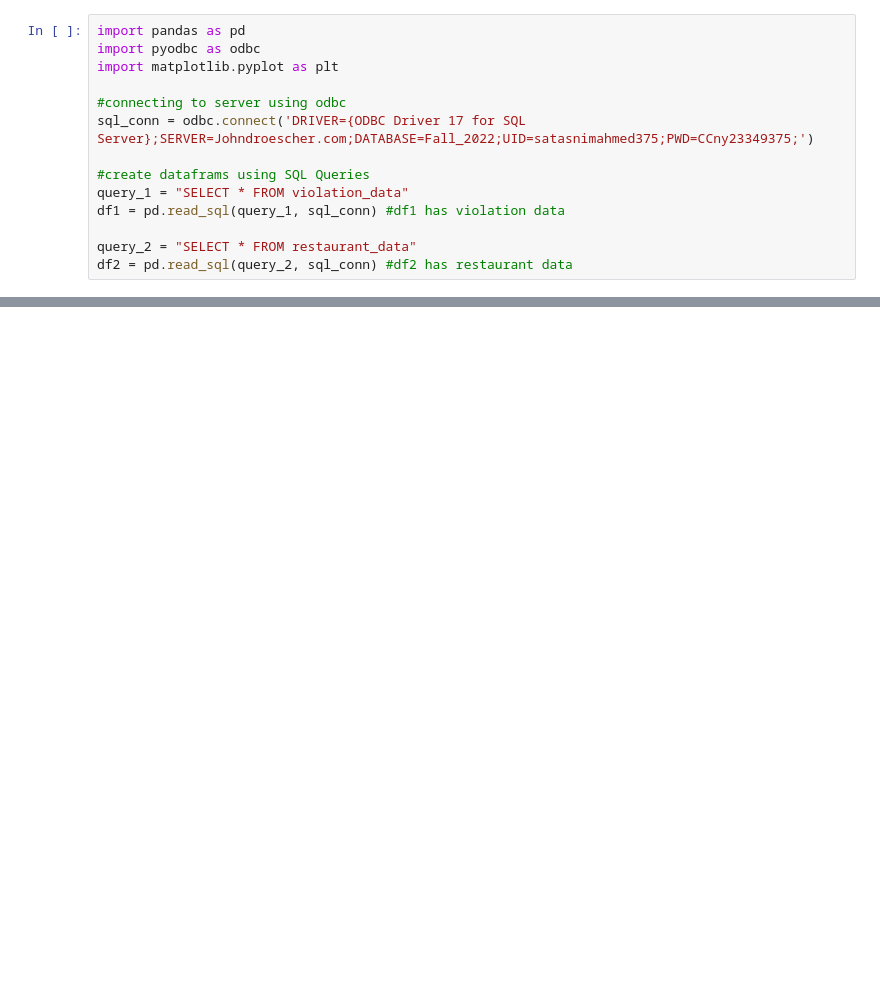
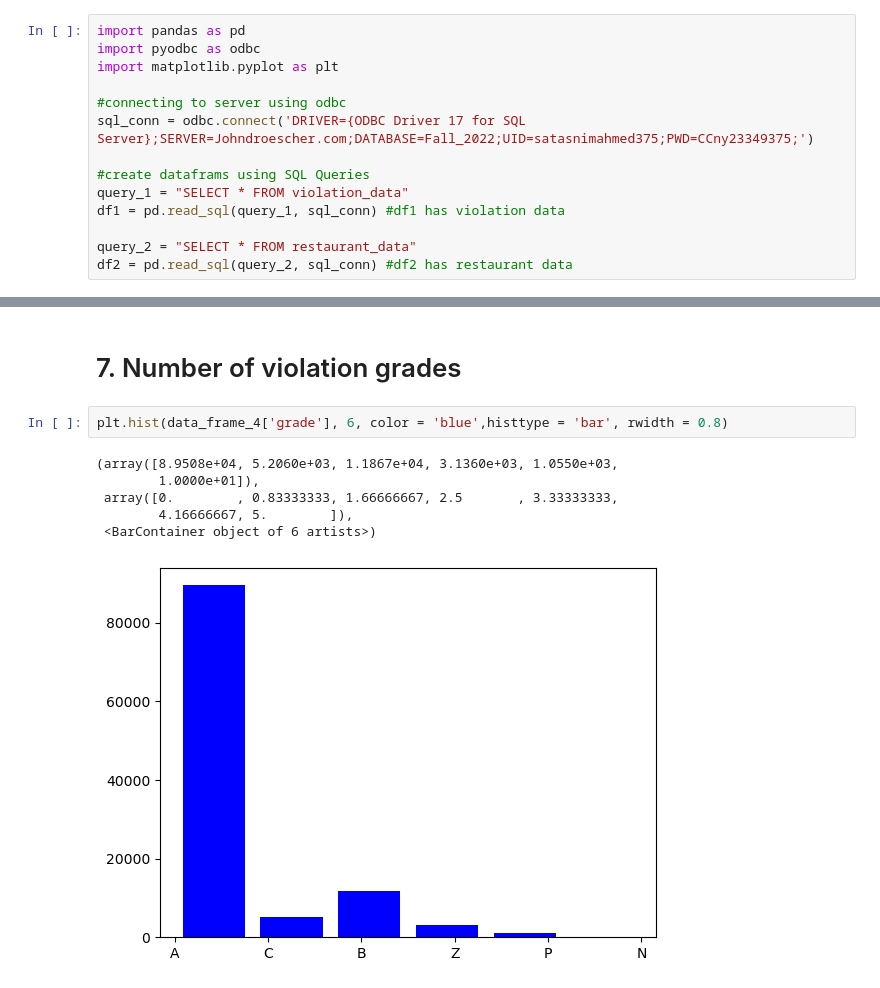
Before and after one commit to CCNY-Analytics-and-Quant/Restaurant-Analysis-SQL-Project-Tasnim, a Jupyter notebook: Project1 (1).ipynb, the cells around one changed output, grey strips where cells are left out. Cells and saved outputs as stored; diff of their text form; blank space fills up the shorter version.

```diff
--- a/Project1 (1).ipynb
+++ b/Project1 (1).ipynb
@@ -176,0 +121,11 @@ plt.show()
+# %% [markdown]
+# 7. Number of violation grades
+# %%
+plt.hist(data_frame_4['grade'], 6, color = 'blue',histtype = 'bar', rwidth = 0.8)
+# %% [output]
+(array([8.9508e+04, 5.2060e+03, 1.1867e+04, 3.1360e+03, 1.0550e+03,
+        1.0000e+01]),
+ array([0.        , 0.83333333, 1.66666667, 2.5       , 3.33333333,
+        4.16666667, 5.        ]),
+ <BarContainer object of 6 artists>)
+[figure, added]
```
Also changed, not shown: parts of 42 cells of this notebook, 1 other file.
